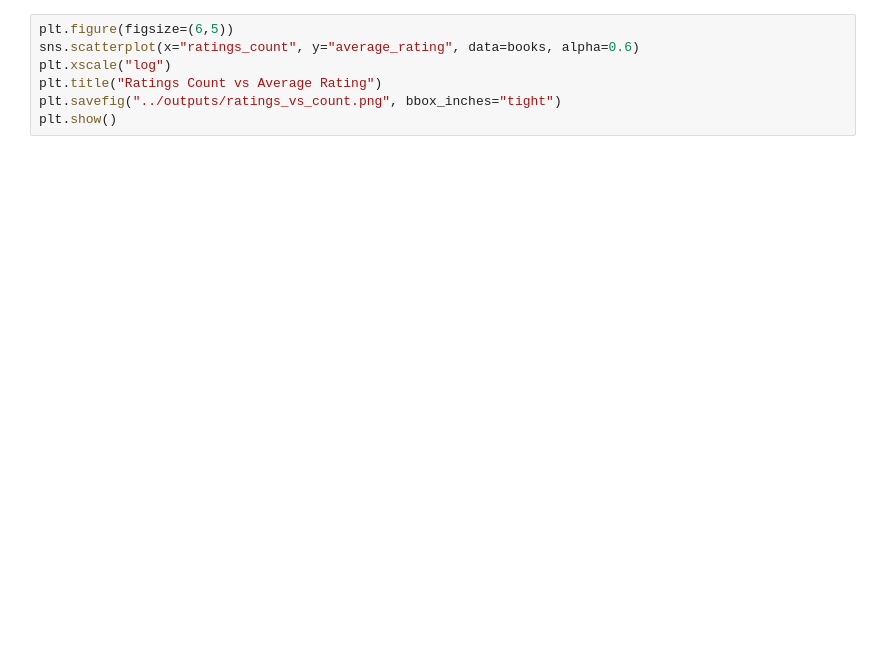
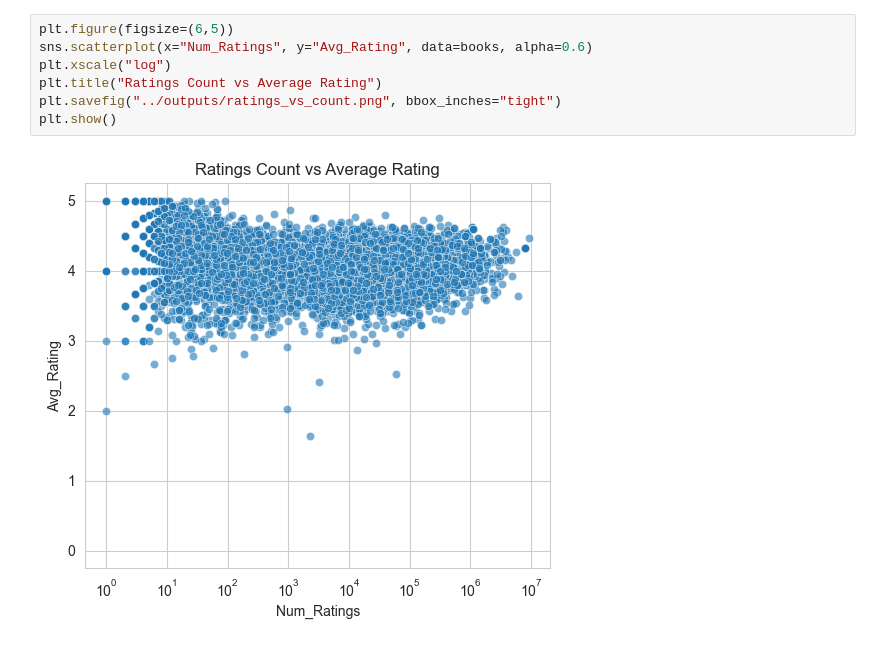
Before and after one commit to Gitanjali1909/Book-Recommendation-system, a Jupyter notebook: notebooks/eda.ipynb, the cells around one changed output. Saved outputs shown, nothing was run; the diff lists cells and outputs as text; blank space fills up the shorter version.

```diff
--- a/notebooks/eda.ipynb
+++ b/notebooks/eda.ipynb
@@ -37,8 +101,10 @@ plt.show()
 # %%
 plt.figure(figsize=(6,5))
-sns.scatterplot(x="ratings_count", y="average_rating", data=books, alpha=0.6)
+sns.scatterplot(x="Num_Ratings", y="Avg_Rating", data=books, alpha=0.6)
 plt.xscale("log")
 plt.title("Ratings Count vs Average Rating")
 plt.savefig("../outputs/ratings_vs_count.png", bbox_inches="tight")
 plt.show()
+# %% [output]
+[figure, added]
 # %%
```
Also changed, not shown: parts of 8 cells of this notebook.
